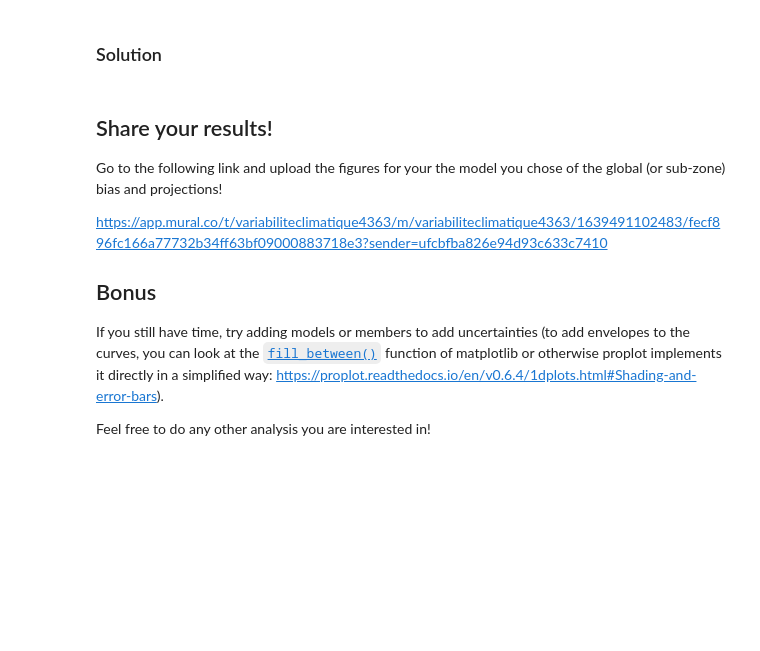
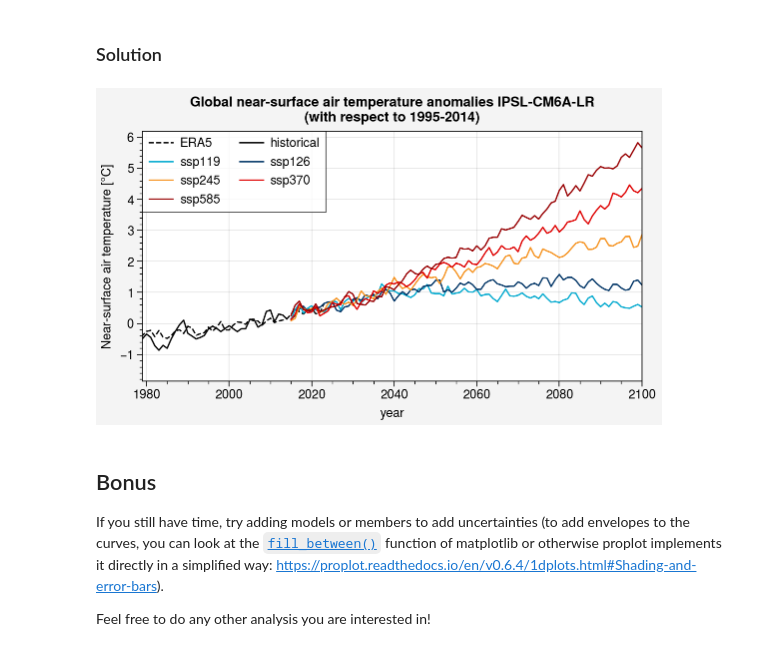
Before and after one commit to mickaellalande/Numerilab, a Jupyter notebook: 03_intake_CMIP6.ipynb, the cells around one changed output. Saved outputs shown, nothing was run; the diff lists cells and outputs as text; code cells hidden in the pictures; blank space fills up the shorter version.

```diff
--- a/03_intake_CMIP6.ipynb
+++ b/03_intake_CMIP6.ipynb
@@ -353,7 +633,7 @@ temp = []
 for scenario in list_scenarios:
     ds = dset_dict["ScenarioMIP.IPSL.IPSL-CM6A-LR."+scenario+".Amon.gr"]
     da = ds.tas.isel(member_id=0) - 273.15
-    temp.append(u.spatial_average(da.resample(time='Y').mean('time')))
+    temp.append(u.spatial_average(da.resample(time='Y').mean('time').squeeze()))
 
 # Concatenate results
 ts_model_future = xr.concat(temp, pd.Index(list_scenarios, name='scenario')).load()
@@ -364,43 +644,40 @@ ref_model = ts_model.sel(time=ref_period).mean('time')
 
 linewidth = 1
 
-fig, axs = plot.subplots(axwidth=5, aspect=2)
+fig, axs = plot.subplots(axwidth=5, refaspect=2)
 
 # Past
 axs[0].plot(
     ts_obs['time.year'],
     ts_obs-ref_obs,
     label='ERA5', color='k', linewidth=linewidth, linestyle='--'
 )
 axs[0].plot(
     ts_model['time.year'],
     ts_model-ref_model,
     label='historical', color='k', linewidth=linewidth
 )
 
 # Future
 for i, scenario in enumerate(list_scenarios):
     axs[0].plot(
         ts_model_future['time.year'],
         ts_model_future.sel(scenario=scenario) - ref_model,
         label=scenario, color=colors[i], linewidth=linewidth
     )
 
 axs[0].legend(ncols=2)
 
 axs.format(
     xlabel='year',
     ylabel='Near-surface air temperature [°C]',
     suptitle='Global near-surface air temperature anomalies '+model_name+'\n(with respect to 1995-2014)',
     xlim=(1979,2100)
 )
 # fig.save('img/'+model_name+'_ts_tas_anomalies_projections.jpg')
+# %% [output]
+[figure, added]
 # %% [markdown]
-## Share your results!
-Go to the following link and upload the figures for your the model you chose of the global (or sub-zone) bias and projections!
-
-https://app.mural.co/t/variabiliteclimatique4363/m/variabiliteclimatique4363/1639491102483/fecf896fc166a77732b34ff63bf09000883718e3?sender=ufcbfba826e94d93c633c7410
-
 ## Bonus
 If you still have time, try adding models or members to add uncertainties (to add envelopes to the curves, you can look at the [`fill_between()`](https://matplotlib.org/stable/api/_as_gen/matplotlib.pyplot.fill_between.html) function of matplotlib or otherwise proplot implements it directly in a simplified way: https://proplot.readthedocs.io/en/v0.6.4/1dplots.html#Shading-and-error-bars).
 
```
Also changed, not shown: parts of 32 cells of this notebook, 2 other files.
